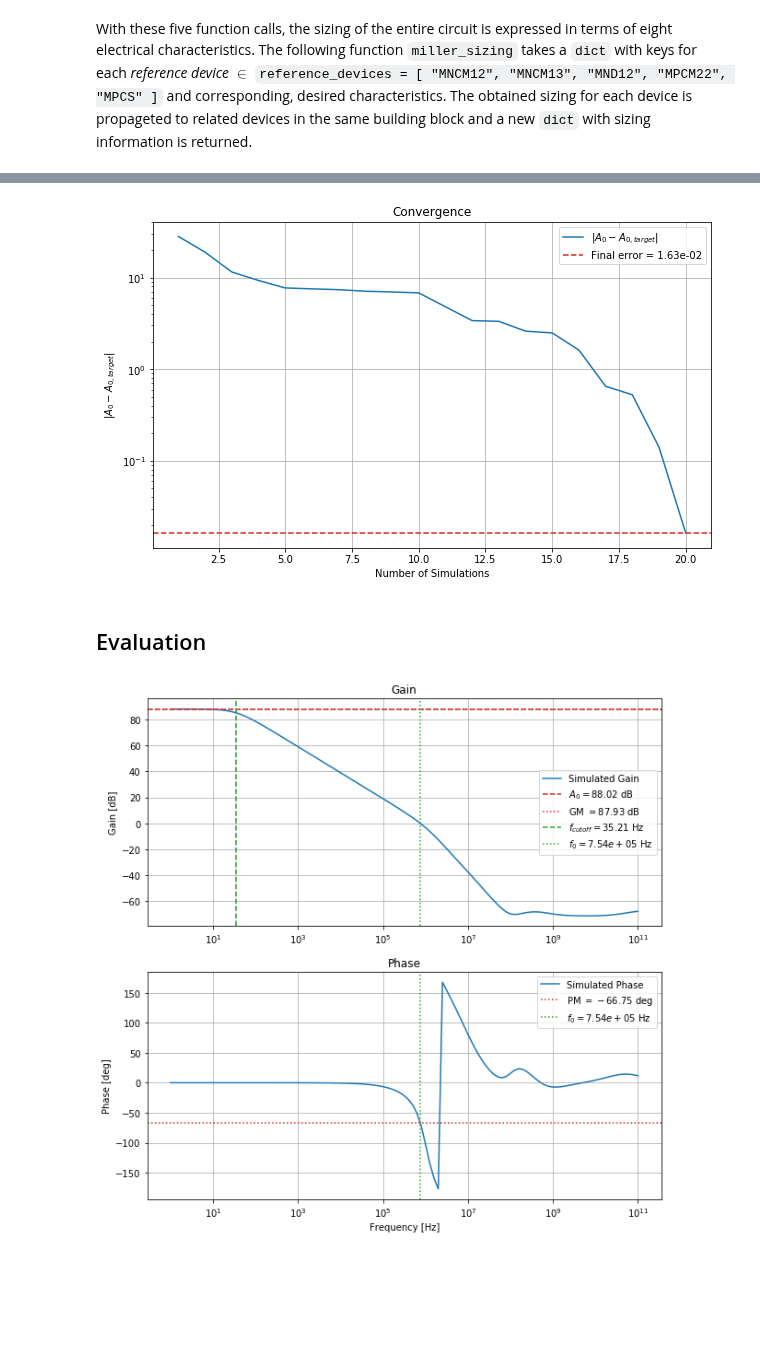
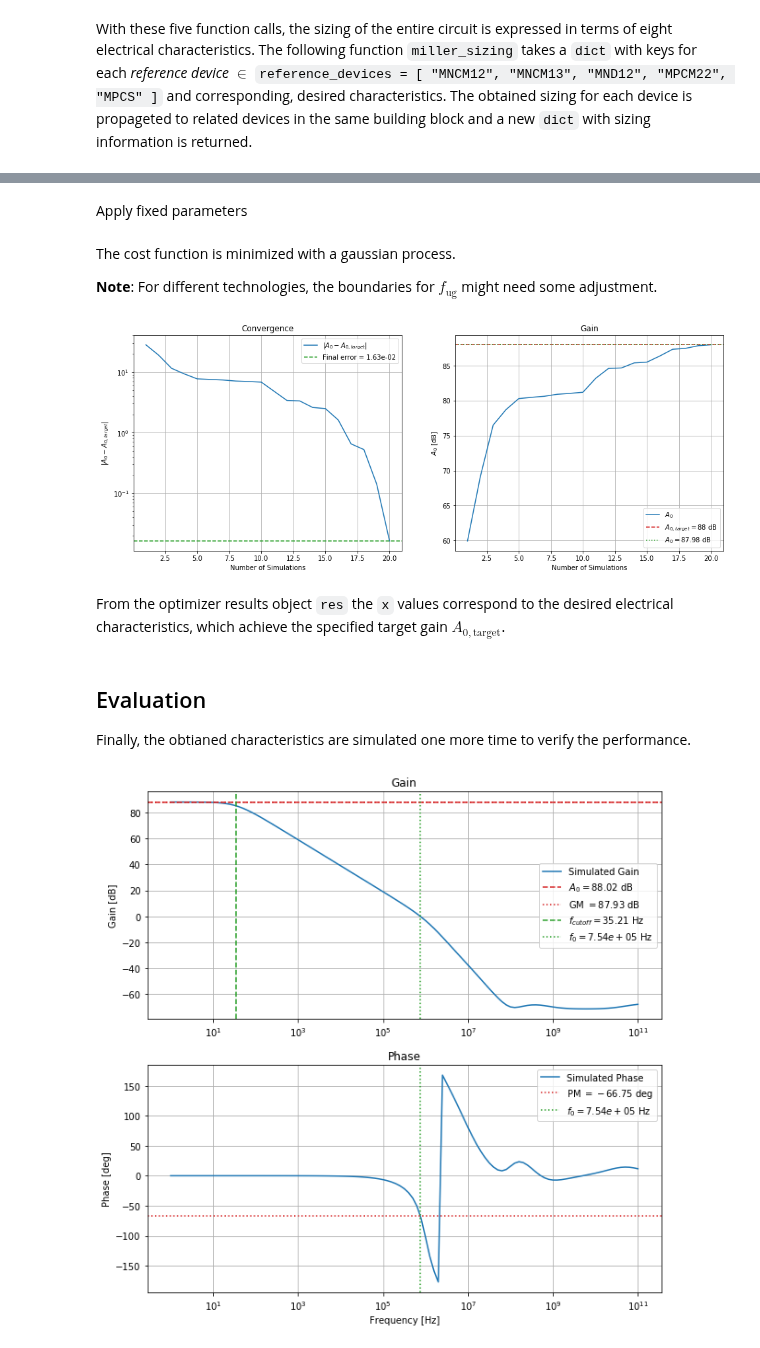
Before and after one commit to AugustUnderground/smacd2021-b4.4, a Jupyter notebook: notebooks/moa_sizing.ipynb, the cells around one changed output, grey strips where cells are left out. Saved outputs shown, nothing was run; the diff lists cells and outputs as text; code cells hidden in the pictures; blank space fills up the shorter version.

```diff
--- a/notebooks/moa_sizing.ipynb
+++ b/notebooks/moa_sizing.ipynb
@@ -311 +383,3 @@ def miller_gain_target( gmid_pcs, gmid_ncm12, gmid_ncm13, gmid_pcm22, fug_nd12
+# %% [markdown]
+Apply fixed parameters
 # %%
@@ -324,6 +386,10 @@ fug_pcm22_prd  = np.nan
 miller_target = partial( miller_gain_target
                        , gmid_pcs_fix, gmid_ncm12_fix, gmid_ncm13_fix, gmid_pcm22_fix
                        , fug_nd12_fix )
+# %% [markdown]
+The cost function is minimized with a gaussian process.
+
+**Note**: For different technologies, the boundaries for $f_{\mathrm{ug}}$ might need some adjustment.
 # %%
 res = gp_minimize( lambda f: miller_target(*f)      # Gain Target Function
                  , [ (5.0, 15.0)                    # Bounds: gmid_nd12
@@ -339,29 +405,54 @@ res = gp_minimize( lambda f: miller_target(*f)      # Gain Target Function
                  , n_jobs          = os.cpu_count() # Number of Cores
                  , )
 # %%
-fig, ax = plt.subplots(1,1, figsize=(10,6))
-ax.plot( np.array(list(range(res.func_vals.size))) + 1
-       , np.sort(res.func_vals)[::-1]
-       , label=f"$| A_{{0}} - A_{{0,target}} |$"
-       , )
-ax.axhline( y=res.fun
-          , ls="dashed"
-          , color="tab:red"
-          , label=f"Final error = {res.fun:.2e}"
-          , )
-ax.set_ylabel(f"$| A_{{0}} - A_{{0,target}} |$")
-ax.set_xlabel("Number of Simulations")
-ax.set_title("Convergence")
-ax.set_yscale("log")
-ax.legend()
-ax.grid("on")
+fig, (ax1, ax2) = plt.subplots(1,2, figsize=(16,6))
+ax1.plot( np.array(list(range(res.func_vals.size))) + 1
+        , np.sort(res.func_vals)[::-1]
+        , label=f"$| A_{{0}} - A_{{0,target}} |$"
+        , )
+ax1.axhline( y=res.fun
+           , ls="dashed"
+           , color="tab:green"
+           , label=f"Final error = {res.fun:.2e}"
+           , )
+ax1.set_ylabel(f"$| A_{{0}} - A_{{0,target}} |$")
+ax1.set_xlabel("Number of Simulations")
+ax1.set_title("Convergence")
+ax1.set_yscale("log")
+ax1.legend()
+ax1.grid("on")
+
+ax2.plot( np.array(list(range(res.func_vals.size))) + 1
+        , A0dB_target - np.sort(res.func_vals)[::-1]
+        , label=f"$A_{{0}}$"
+        , )
+ax2.axhline( y=A0dB_target
+           , ls="dashed"
+           , color="tab:red"
+           , label=f"$A_{{0,target}} = {A0dB_target}$ dB"
+           , )
+ax2.axhline( y=np.abs(A0dB_target - res.fun)
+           , ls="dotted"
+           , color="tab:green"
+           , label=f"$A_{{0}} = {np.abs(A0dB_target - res.fun):.2f}$ dB"
+           , )
+ax2.set_ylabel(f"$A_{{0}}$ [dB]")
+ax2.set_xlabel("Number of Simulations")
+ax2.set_title("Gain")
+#ax2.set_yscale("log")
+ax2.legend()
+ax2.grid("on")
 # %% [output]
-[figure, old version]
+[figure, new version]
+# %% [markdown]
+From the optimizer results object `res` the `x` values correspond to the desired electrical characteristics, which achieve the specified target gain $A_{0, \mathrm{target}}$.
 # %%
 gmid_nd12_prd, = res.x[:1]
 fug_ncm12_prd, fug_pcs_prd, fug_ncm13_prd, fug_pcm22_prd = res.x[1:]
 # %% [markdown]
 ## Evaluation
+
+Finally, the obtianed characteristics are simulated one more time to verify the performance.
 # %%
 apop = miller_op_approx( gmid_pcs_fix, gmid_ncm13_fix, gmid_pcm22_fix, gmid_nd12_prd, gmid_ncm12_fix
                        , *np.power(10, [fug_pcs_prd,  fug_ncm13_prd,  fug_pcm22_prd,  fug_nd12_fix,  fug_ncm12_prd]) )
```
Also changed, not shown: parts of 19 cells of this notebook.
